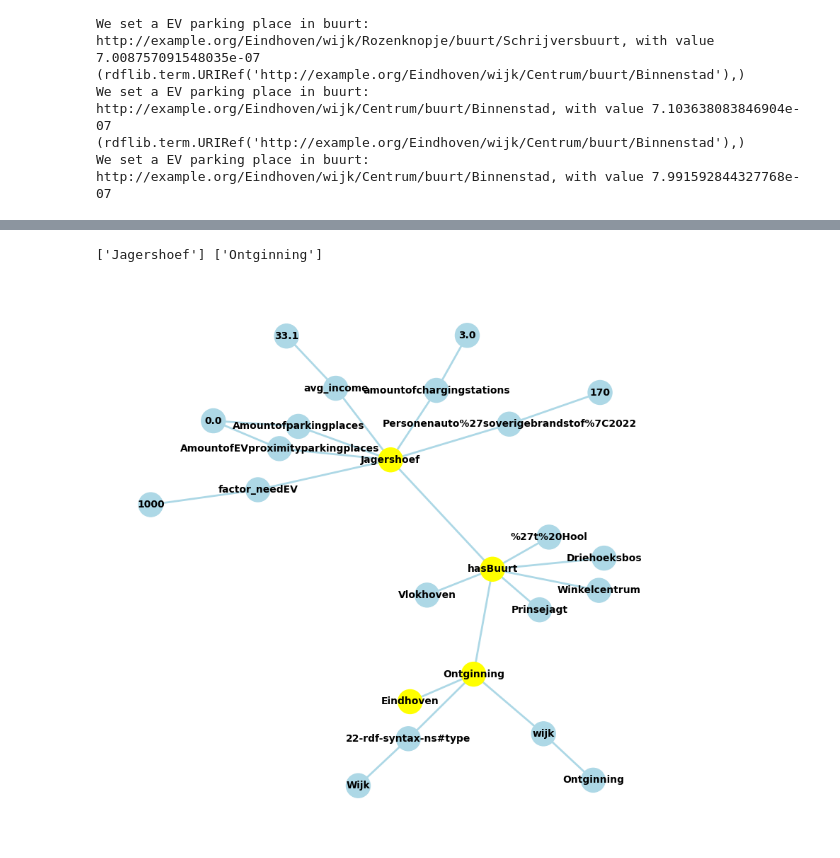
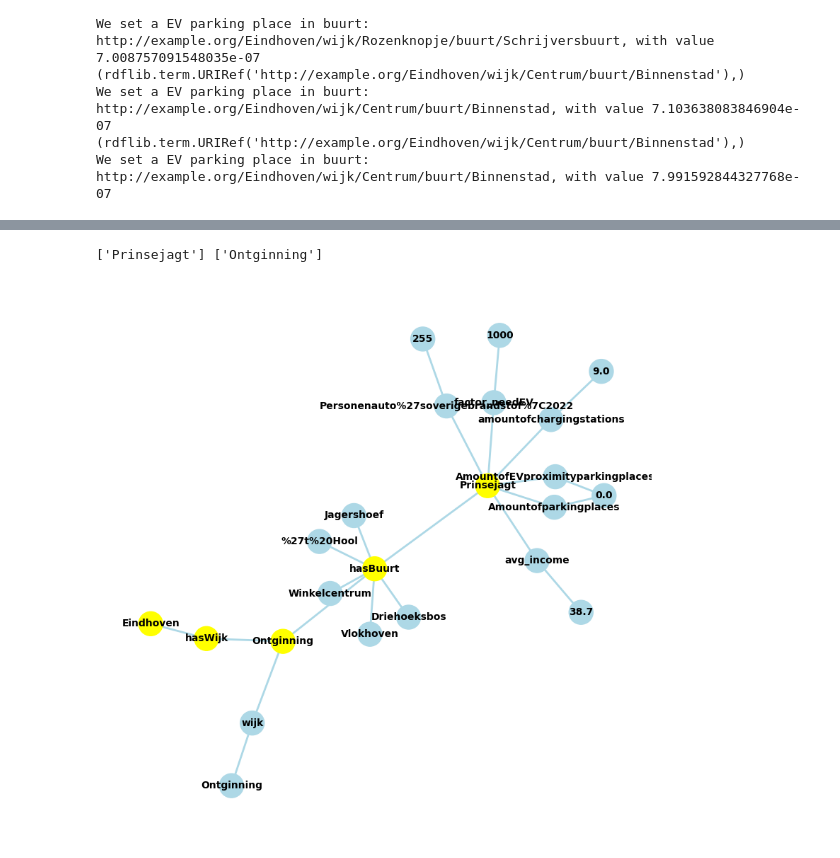
Before and after one commit to KaloyanDragiev/Knowledge-Engineering, a Jupyter notebook: notebook.ipynb, the cells around one changed output, grey strips where cells are left out. Drawn from its saved outputs; the diff is of its cells as text; code cells hidden in the pictures.

Commit message:
Graph change

```diff
--- a/notebook.ipynb
+++ b/notebook.ipynb
@@ -66,7 +66,7 @@ Eindhoven = ns['Eindhoven']
 for index, row in merged_df_filter.iterrows():
     wijk = ns['wijk/' + quote(row['wijk'])]
     if (wijk, None, None) not in g:
-        g.add((wijk, RDF.type, ns.Wijk))  # Add the type of Wijk to the subject
+        #g.add((wijk, RDF.type, ns.Wijk))  # Add the type of Wijk to the subject
         g.add((Eindhoven, ns.hasWijk, wijk))  # Connect Eindhoven to the wijk
 
         for col_name, col_value in row.items():
@@ -400,39 +403,42 @@ all_buurten = list(set(all_buurten))[:1]
 
 print(all_buurten, wijken)
 # Add nodes and edges to the graph
+G.add_node(ns.hasWijk)
+G.add_edge(ns.hasWijk, eindhoven)
+
 for wijk in wijken:
     # Create URI for wijk
     wijk_node = ns['wijk/' + quote(wijk)]
 
     # Add node and edge
-    G.add_edge(eindhoven, wijk_node)
+    G.add_edge(ns.hasWijk, wijk_node)
 
     # Add attributes for wijk and all buurten in the wijk
     for s, p, o in copy_g.triples((wijk_node, None, None)):
         G.add_edge(wijk_node, p)
         G.add_edge(p, o)
 
     for buurt in all_buurten:
         buurt_node = ns['wijk/' + quote(wijk) + '/buurt/' + quote(buurt)]
         for s, p, o in copy_g.triples((buurt_node, None, None)):
 
             G.add_edge(buurt_node, p)
             G.add_edge(p, o)
 
 # Draw the graph
 short_labels = {item: str(item).split('/')[-1] for item in G.nodes()}
 
-node_colors = ['yellow' if node == eindhoven or degree > 3 else 'lightblue' for node, degree in G.degree()]
+node_colors = ['yellow' if node == eindhoven or degree > 2 or node == ns.hasWijk else 'lightblue' for node, degree in G.degree()]
 
 
 plt.figure(figsize=(10,10))
-pos = nx.spring_layout(G, seed=12)  # positions for all nodes
+pos = nx.spring_layout(G, seed=26)  # positions for all nodes
 nx.draw_networkx_nodes(G, pos, node_size=600, node_color=node_colors)
 nx.draw_networkx_edges(G, pos, width=2, edge_color='lightblue')
 nx.draw_networkx_labels(G, pos,  labels = short_labels, font_size=10, font_family="sans-serif", font_weight='bold')
 plt.axis("off")
 # print(pos)
 plt.show()
 # %% [output]
-['Jagershoef'] ['Ontginning']
+['Prinsejagt'] ['Ontginning']
-[figure, old version]
+[figure, new version]
```
Also changed, not shown: parts of 3 cells of this notebook, 1 other file.
